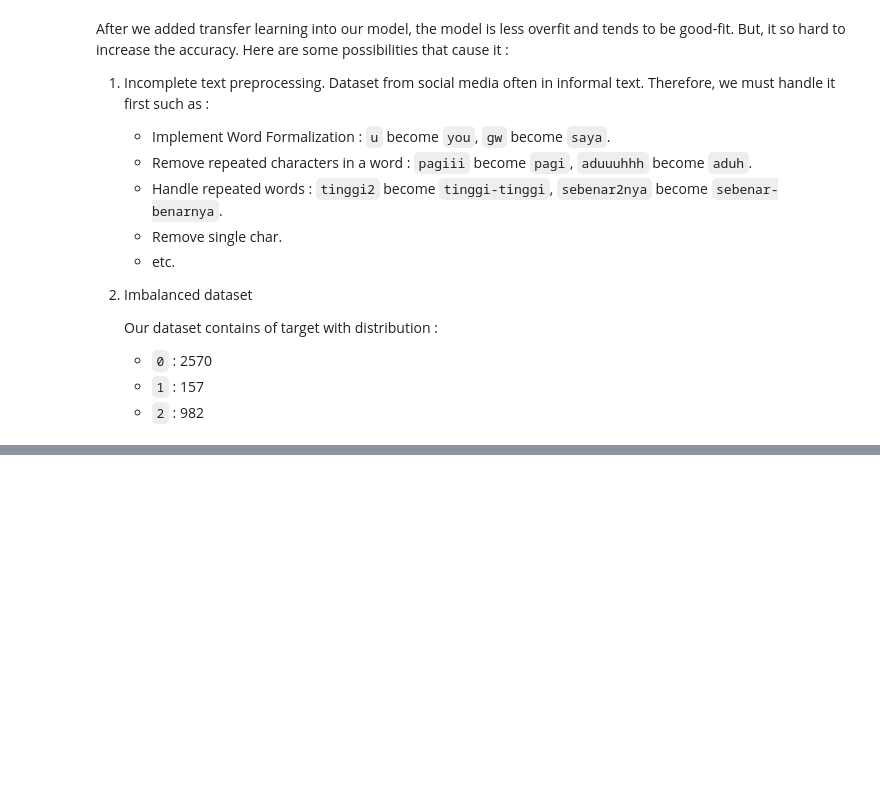
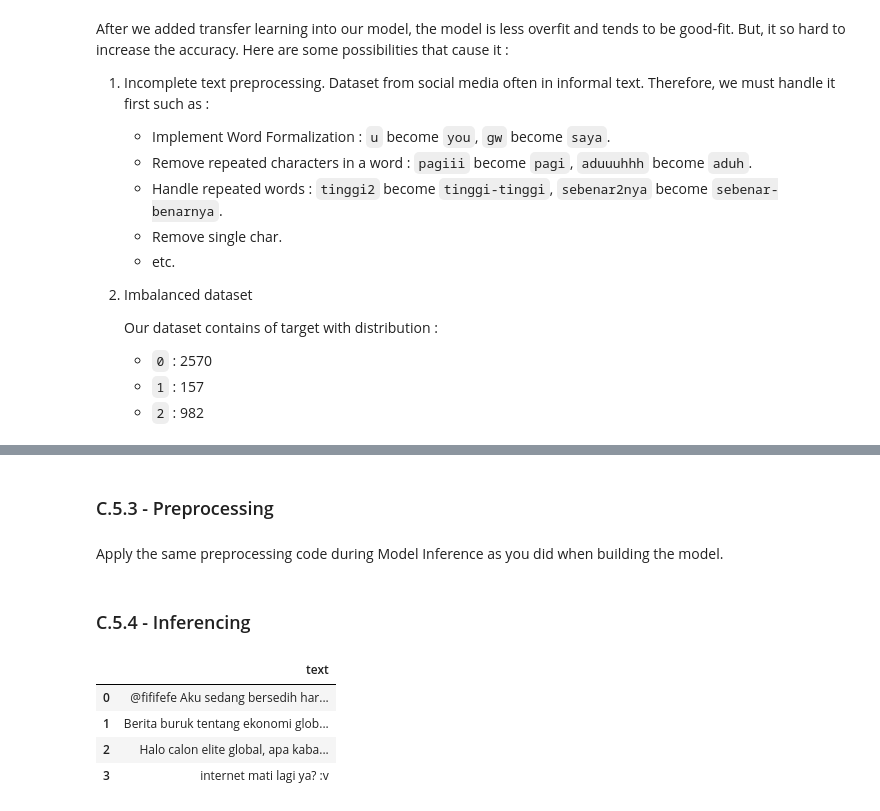
Before and after one commit to FTDS-learning-materials/phase-2, a Jupyter notebook: w1/P2W1D3PM - Natural Language Processing (NLP).ipynb, the cells around one changed output, grey strips where cells are left out. Saved outputs shown, nothing was run; the diff lists cells and outputs as text; code cells hidden in the pictures; blank space fills up the shorter version.

```diff
--- a/w1/P2W1D3PM - Natural Language Processing (NLP).ipynb
+++ b/w1/P2W1D3PM - Natural Language Processing (NLP).ipynb
@@ -849,0 +919,4 @@ After we added transfer learning into our model, the model is less overfit and t
+# %% [markdown]
+### C.5.3 - Preprocessing
+# %% [markdown]
+Apply the same preprocessing code during Model Inference as you did when building the model.
@@ -849,0 +969,19 @@ After we added transfer learning into our model, the model is less overfit and t
+# %% [markdown]
+### C.5.4 - Inferencing
+# %%
+# Initializing data for inference
+
+data_inf = [
+  "@fififefe Aku sedang bersedih hari ini... T_T #sad http://meratapikesedihan.com",
+  "Berita buruk tentang ekonomi global... #krisis http://beritaburuk.com",
+  "Halo calon elite global, apa kabar? Kunjungi www.elitglobal.org untuk info lebih lanjut.",
+  "internet mati lagi ya? :v"]
+
+data_inf = pd.DataFrame(data_inf, columns=['text'])
+data_inf
+# %% [output]
+|  | text |
+| 0 | @fififefe Aku sedang bersedih har... |
+| 1 | Berita buruk tentang ekonomi glob... |
+| 2 | Halo calon elite global, apa kaba... |
+| 3 | internet mati lagi ya? :v |
```
Also changed, not shown: parts of 25 cells of this notebook.
